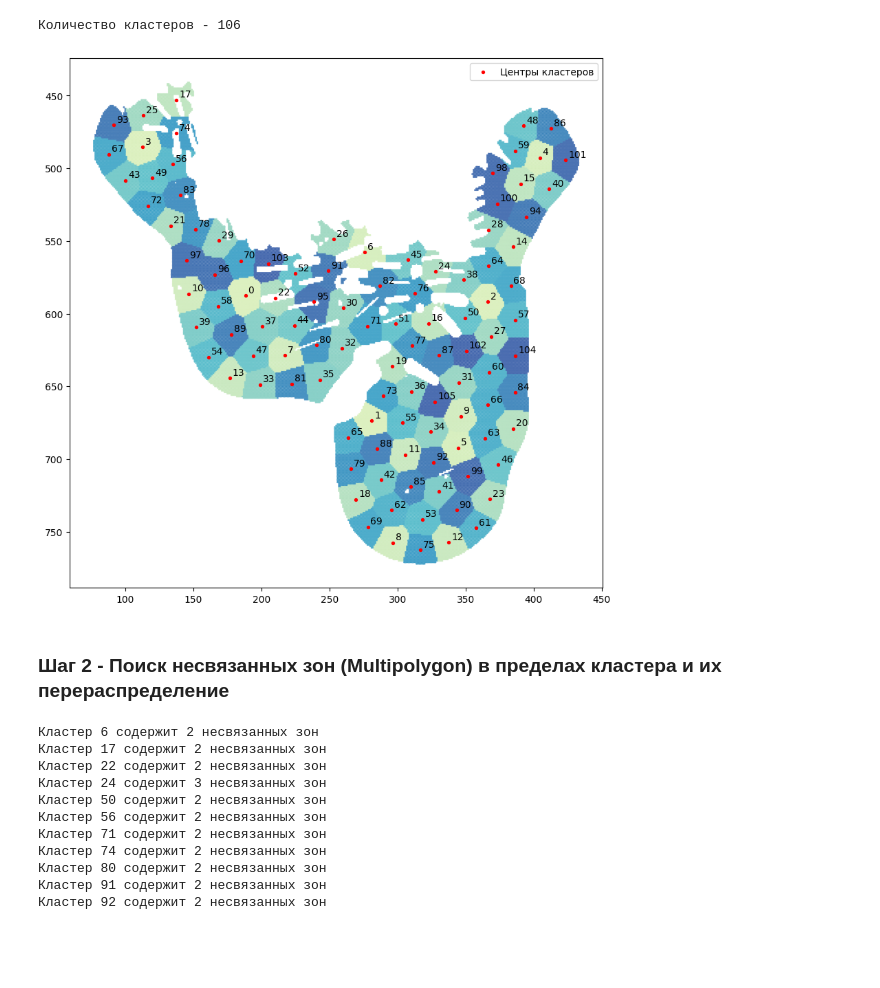
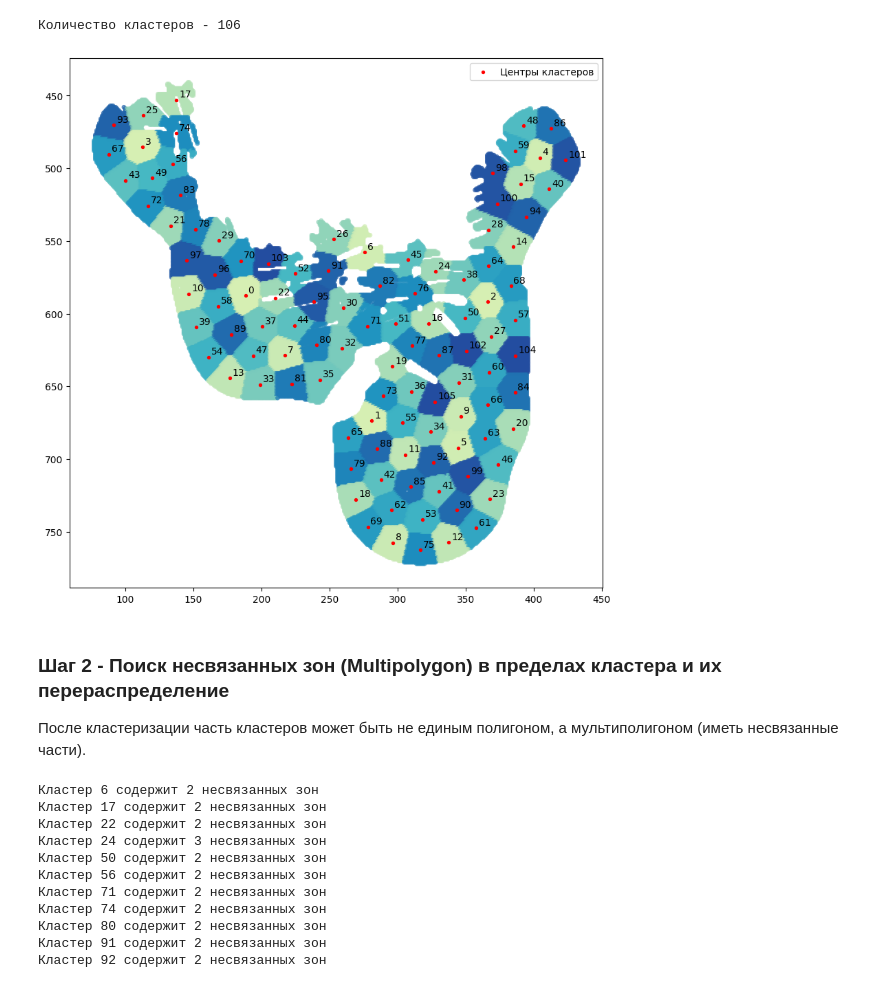
Before and after one commit to Alina-Murzakova/Init_project_wells, a Jupyter notebook: init_project_wells_position.ipynb, the cells around one changed output. Drawn from its saved outputs; the diff is of its cells as text; code cells hidden in the pictures; blank space fills up the shorter version.

```diff
--- a/init_project_wells_position.ipynb
+++ b/init_project_wells_position.ipynb
@@ -42,13 +38,13 @@ C:\Users\Alina\Desktop\Python\!Работа IT ННГ\Infill_drilling\Infill_dri
 ## Загрузка данных из pickle
 # %%
 # Загрузка объектов из файлов
-with open(f"{save_directory}/list_zones.pkl", 'rb') as f:
+with open(f"{current_folder_name}/input/list_zones.pkl", 'rb') as f:
     list_zones = pickle.load(f)
 
-with open(f"{save_directory}/maps.pkl", 'rb') as f:
+with open(f"{current_folder_name}/input/maps.pkl", 'rb') as f:
     maps = pickle.load(f)
 
-with open(f"{save_directory}/data_wells.pkl", 'rb') as f:
+with open(f"{current_folder_name}/input/data_wells.pkl", 'rb') as f:
     data_wells = pickle.load(f)
 
 data_wells = data_wells[(data_wells['Qo_cumsum'] > 0) | (data_wells['Winj_cumsum'] > 0)].reset_index(drop=True)
@@ -147,23 +151,24 @@ print(f'Количество кластеров - {len(centers)}')
 # %%
 # Отображение кластеров - зон для каждой скважины
 # палитра
 from matplotlib.colors import ListedColormap
 ylgnbu_limited = ListedColormap(plt.cm.YlGnBu(np.linspace(0.2, 0.8, 30)))
 
 plt.figure(figsize=(10, 10))
 # точки кластеров (x, y) - зоны скважин
-plt.scatter(points[:, 0], points[:, 1], c=labels, cmap=ylgnbu_limited, s=2, linewidth=0.5, alpha=0.7)
+plt.scatter(points[:, 0], points[:, 1], c=labels, cmap=ylgnbu_limited, s=18, linewidth=0.5, alpha=0.7)
 # координаты центров кластеров
 plt.scatter(centers[:, 0], centers[:, 1], c='red', marker='o', s=8, label="Центры кластеров")
 plt.legend()
 plt.gca().invert_yaxis()
 for i, (x, y) in enumerate(centers):
     plt.text(x+2, y-2, f'{i}', fontsize=10, ha='left', color='black')
 plt.savefig(f"{current_folder_name}/cluster_project_well.png", dpi=500)
 # %% [output]
-[figure, old version]
+[figure, new version]
 # %% [markdown]
 ### Шаг 2 - Поиск несвязанных зон (Multipolygon) в пределах кластера и их перераспределение
+После кластеризации часть кластеров может быть не единым полигоном, а мультиполигоном (иметь несвязанные части).
 # %%
 def convert_multipolygon(row, gdf_clusters, coef_area=0.4):
     """
```
Also changed, not shown: parts of 25 cells of this notebook, 10 other files.
